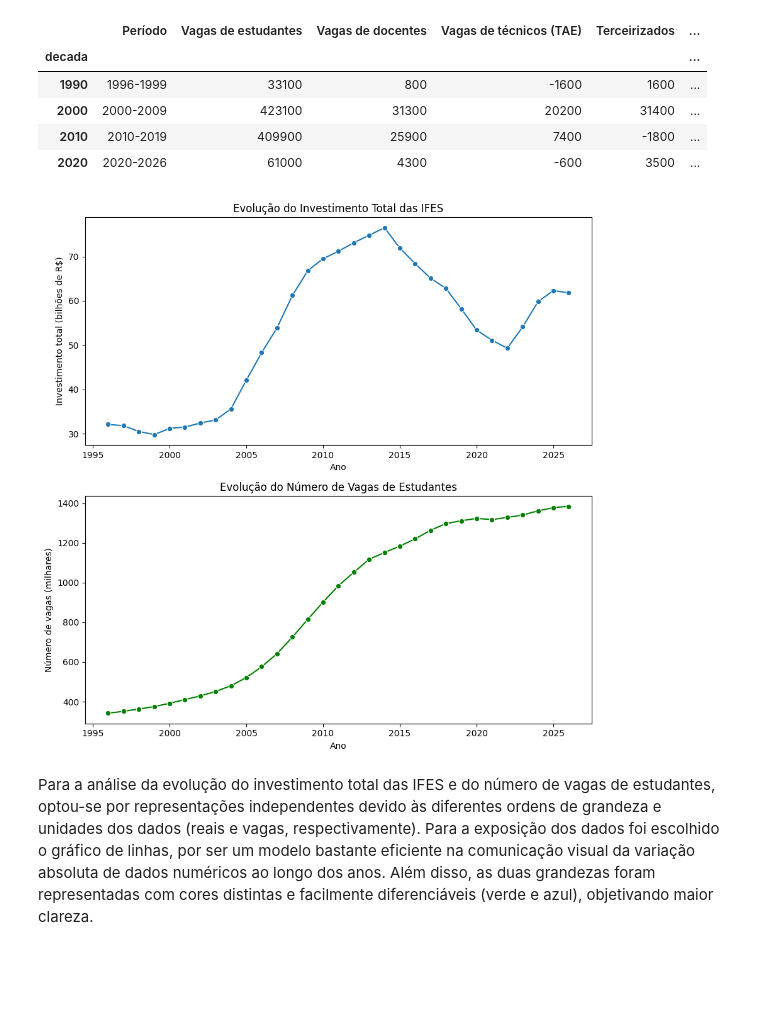
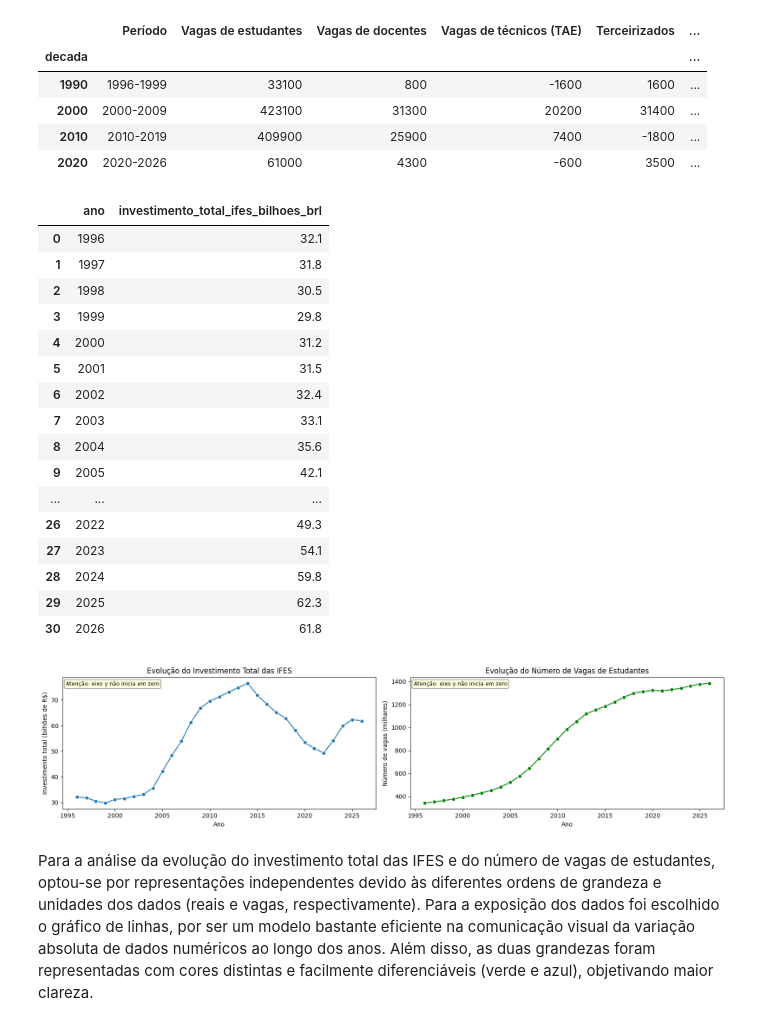
Before and after one commit to Tiago19M/ifes-visualizacao-dados, a Jupyter notebook: visu_dados_ifes.ipynb, the cells around one changed output. Drawn from its saved outputs; the diff is of its cells as text; code cells hidden in the pictures; blank space fills up the shorter version.

```diff
--- a/visu_dados_ifes.ipynb
+++ b/visu_dados_ifes.ipynb
@@ -100,41 +141,69 @@ Variação de vagas e investimento entre o último e o primeiro ano de cada per
 | 2000 | 2000-2009 | 423100 | 31300 | 20200 | 31400 | ... |
 | 2010 | 2010-2019 | 409900 | 25900 | 7400 | -1800 | ... |
 | 2020 | 2020-2026 | 61000 | 4300 | -600 | 3500 | ... |
+# %%
+display(df_pandas[["ano", "investimento_total_ifes_bilhoes_brl"]])
+# %% [output]
+|  | ano | investimento_total_ifes_bilhoes_brl |
+| 0 | 1996 | 32.1 |
+| 1 | 1997 | 31.8 |
+| 2 | 1998 | 30.5 |
+| 3 | 1999 | 29.8 |
+| 4 | 2000 | 31.2 |
+| 5 | 2001 | 31.5 |
+| 6 | 2002 | 32.4 |
+| 7 | 2003 | 33.1 |
+| 8 | 2004 | 35.6 |
+| 9 | 2005 | 42.1 |
+| ... | ... | ... |
+| 26 | 2022 | 49.3 |
+| 27 | 2023 | 54.1 |
+| 28 | 2024 | 59.8 |
+| 29 | 2025 | 62.3 |
+| 30 | 2026 | 61.8 |
 # %%
 #Plottagem: Evolução do investimento total e do número de vagas de estudantes ao longo dos anos
-fig, grafico = plt.subplots(2, 1, figsize=(9, 9))
+fig, grafico = plt.subplots(1, 2, figsize=(16, 4))
 
 # Gráfico 1 - Investimento total
 grafico[0].set_title('Evolução do Investimento Total das IFES')
 grafico[0].set_xlabel('Ano')
 grafico[0].set_ylabel('Investimento total (bilhões de R$)')
 
 sns.lineplot(
     data=df_pandas,
     x='ano',
     y='investimento_total_ifes_bilhoes_brl',
     marker='o', #adiciona círculos sobre a linha ao longo dos anos
     ax=grafico[0]
 )
 
 # Gráfico 2 - Vagas de estudantes
 grafico[1].set_title('Evolução do Número de Vagas de Estudantes')
 grafico[1].set_xlabel('Ano')
 grafico[1].set_ylabel('Número de vagas (milhares)')
 
 sns.lineplot(
     data=df_pandas,
     x='ano',
     y=df_pandas['num_vagas_estudantes'] / 1e3,
     marker='o',
     color='green',
     ax=grafico[1]
 )
 
+#Trecho que sinaliza que o gráfico não tem o eixo y começando em zero
+def avisar_eixo_cortado(eixo):
+  eixo.text(0.01, 0.97, "Atenção: eixo y não inicia em zero", transform=eixo.transAxes, fontsize=9, va="top", bbox=dict(boxstyle="round", facecolor="lightyellow", edgecolor="gray"))
+
+avisar_eixo_cortado(grafico[0])
+avisar_eixo_cortado(grafico[1])
+
 plt.tight_layout()
+plt.savefig(CAMINHO_BASE / "gráficos/grafico_2.2.png", dpi=300, bbox_inches="tight")
 plt.show()
 # %% [output]
-[figure, old version]
+[figure, new version]
 # %% [markdown]
 Para a análise da evolução do investimento total das IFES e do número de vagas de estudantes, optou-se por representações independentes devido às diferentes ordens de grandeza e unidades dos dados (reais e vagas, respectivamente). Para a exposição dos dados foi escolhido o gráfico de linhas, por ser um modelo bastante eficiente na comunicação visual da variação absoluta de dados numéricos ao longo dos anos. Além disso, as duas grandezas foram representadas com cores distintas e facilmente diferenciáveis (verde e azul), objetivando maior clareza.
 # %% [markdown]
```
Also changed, not shown: parts of 34 cells of this notebook, 2 other files.
